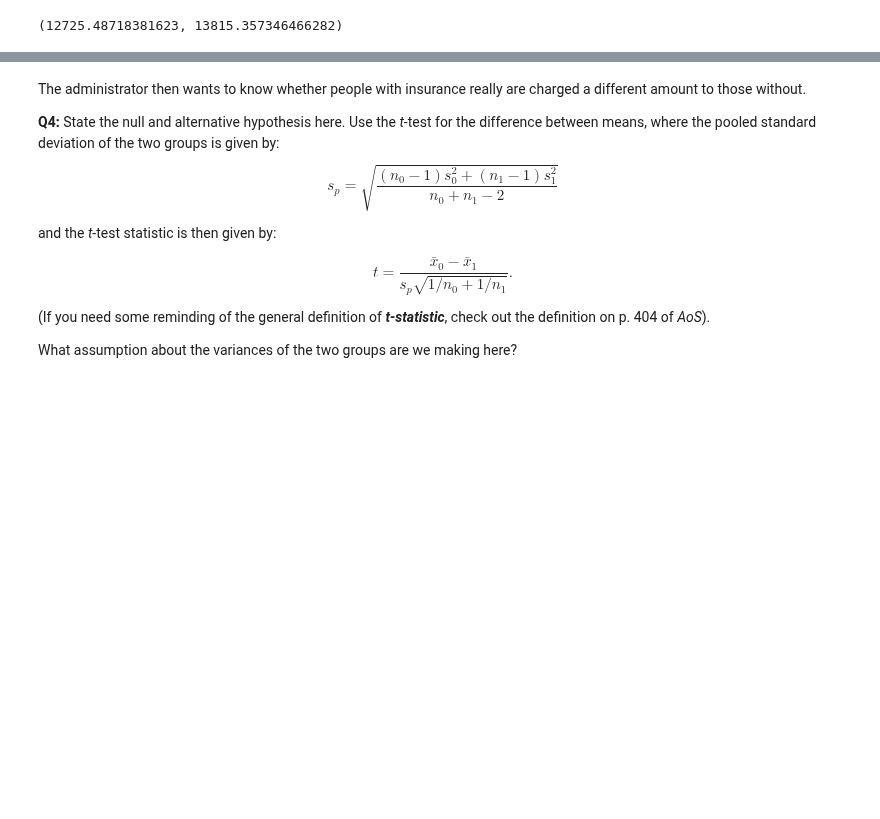
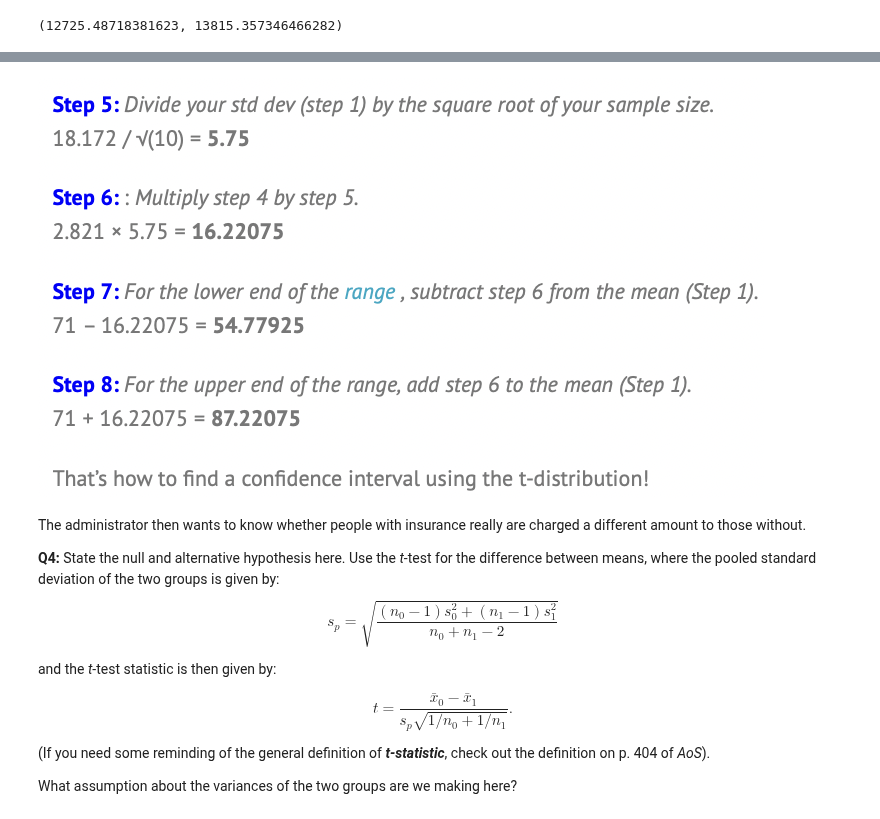
Before and after one commit to pauljacob/mini_projects, a Jupyter notebook: Frequentist Case Study/Frequentist Inference Case Study - Part B (2).ipynb, the cells around one changed output, grey strips where cells are left out. Cells and saved outputs as stored; diff of their text form; code cells hidden in the pictures; blank space fills up the shorter version.

```diff
--- a/Frequentist Case Study/Frequentist Inference Case Study - Part B (2).ipynb
+++ b/Frequentist Case Study/Frequentist Inference Case Study - Part B (2).ipynb
@@ -219,3 +150,7 @@ standard errors.
+# %%
+Image(filename='t_test2.png')
+# %% [output]
+[figure, added]
 # %% [markdown]
 The administrator then wants to know whether people with insurance really are charged a different amount to those without.
 
```
Also changed, not shown: parts of 63 cells of this notebook, 13 other files.
